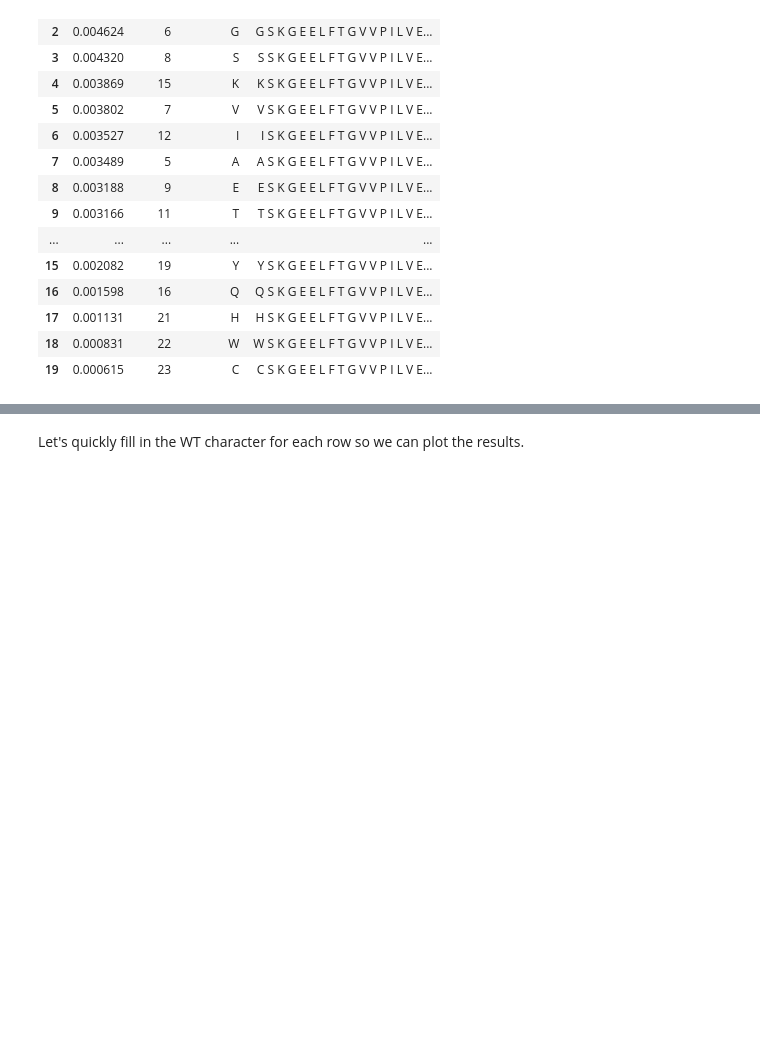
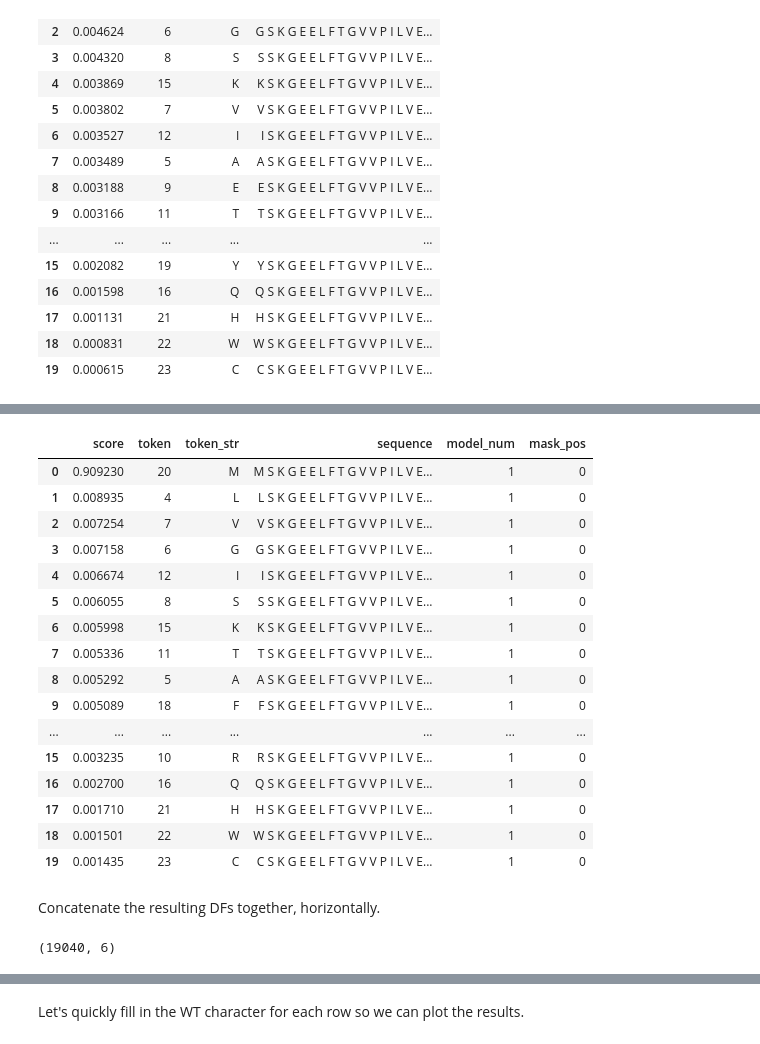
Before and after one commit to BioLM/tutorials-and-guides, a Jupyter notebook: content/3_ESM-1v_Deep_Mutational_Scan_Protein.ipynb, the cells around one changed output, grey strips where cells are left out. Drawn from its saved outputs; the diff is of its cells as text; code cells hidden in the pictures; blank space fills up the shorter version.

```diff
--- a/content/3_ESM-1v_Deep_Mutational_Scan_Protein.ipynb
+++ b/content/3_ESM-1v_Deep_Mutational_Scan_Protein.ipynb
@@ -198 +163,29 @@ results_df.shape
+# %%
+results[0]  # Look at the first result DF we made
+# %% [output]
+|  | score | token | token_str | sequence | model_num | mask_pos |
+| 0 | 0.909230 | 20 | M | M S K G E E L F T G V V P I L V E... | 1 | 0 |
+| 1 | 0.008935 | 4 | L | L S K G E E L F T G V V P I L V E... | 1 | 0 |
+| 2 | 0.007254 | 7 | V | V S K G E E L F T G V V P I L V E... | 1 | 0 |
+| 3 | 0.007158 | 6 | G | G S K G E E L F T G V V P I L V E... | 1 | 0 |
+| 4 | 0.006674 | 12 | I | I S K G E E L F T G V V P I L V E... | 1 | 0 |
+| 5 | 0.006055 | 8 | S | S S K G E E L F T G V V P I L V E... | 1 | 0 |
+| 6 | 0.005998 | 15 | K | K S K G E E L F T G V V P I L V E... | 1 | 0 |
+| 7 | 0.005336 | 11 | T | T S K G E E L F T G V V P I L V E... | 1 | 0 |
+| 8 | 0.005292 | 5 | A | A S K G E E L F T G V V P I L V E... | 1 | 0 |
+| 9 | 0.005089 | 18 | F | F S K G E E L F T G V V P I L V E... | 1 | 0 |
+| ... | ... | ... | ... | ... | ... | ... |
+| 15 | 0.003235 | 10 | R | R S K G E E L F T G V V P I L V E... | 1 | 0 |
+| 16 | 0.002700 | 16 | Q | Q S K G E E L F T G V V P I L V E... | 1 | 0 |
+| 17 | 0.001710 | 21 | H | H S K G E E L F T G V V P I L V E... | 1 | 0 |
+| 18 | 0.001501 | 22 | W | W S K G E E L F T G V V P I L V E... | 1 | 0 |
+| 19 | 0.001435 | 23 | C | C S K G E E L F T G V V P I L V E... | 1 | 0 |
+# %% [markdown]
+Concatenate the resulting DFs together, horizontally.
+# %%
+results_df = pd.concat(results, axis=0)
+
+results_df.shape
+# %% [output]
+(19040, 6)
 # %%
```
Also changed, not shown: parts of 22 cells of this notebook, 6 other files.
